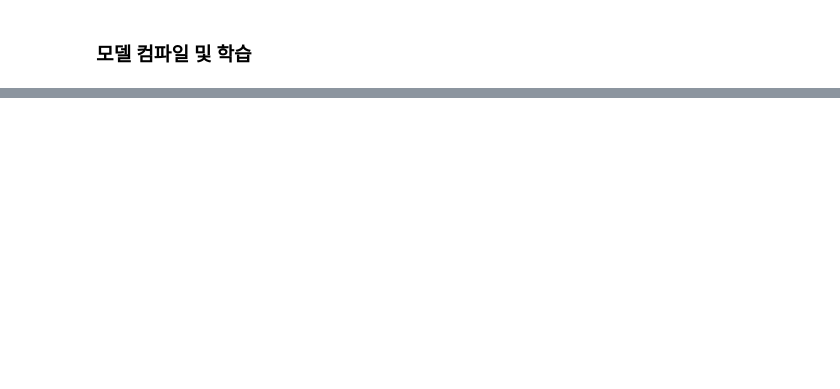
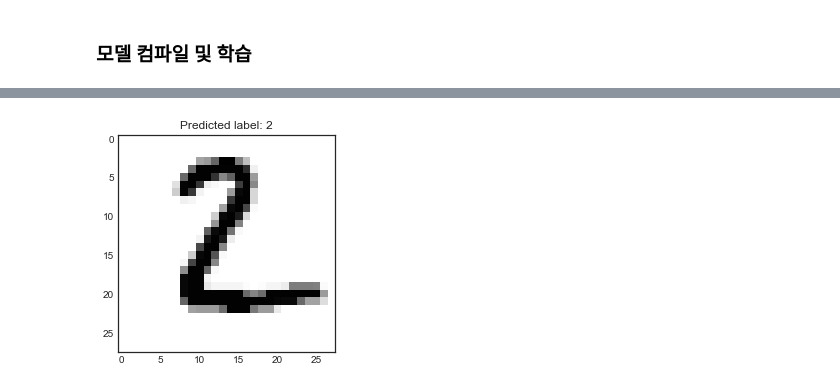
Before and after one commit to dong-hoon-lee/self_study, a Jupyter notebook: tf_txtbook.ipynb, the cells around one changed output, grey strips where cells are left out. Saved outputs shown, nothing was run; the diff lists cells and outputs as text; code cells hidden in the pictures; blank space fills up the shorter version.

```diff
--- a/tf_txtbook.ipynb
+++ b/tf_txtbook.ipynb
@@ -592,0 +668,3 @@ _________________________________________________________________
+# %%
+y_pred = model.predict(x_test)
+y_pred.shape
@@ -592,0 +674,8 @@ _________________________________________________________________
+# %%
+arg_pred_y = np.argmax(y_pred, axis=1)
+
+plt.imshow(x_test[1])
+plt.title(f'Predicted label: {arg_pred_y[1]}')
+plt.show()
+# %% [output]
+[figure, added]
```
Also changed, not shown: parts of 17 cells of this notebook, 1 other file.
